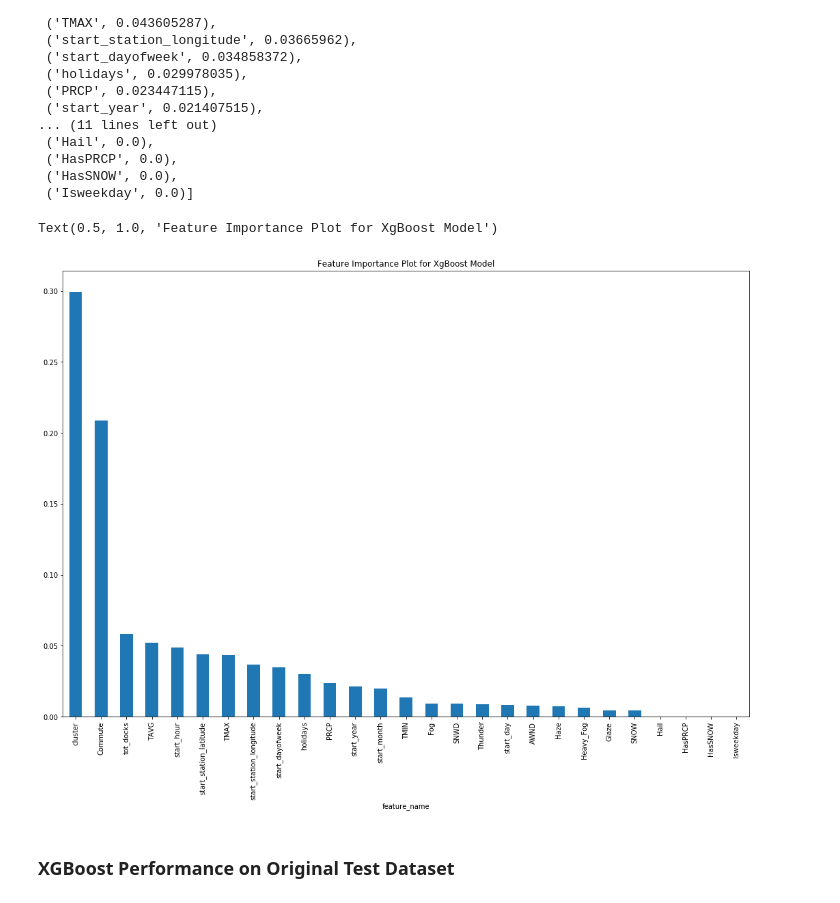
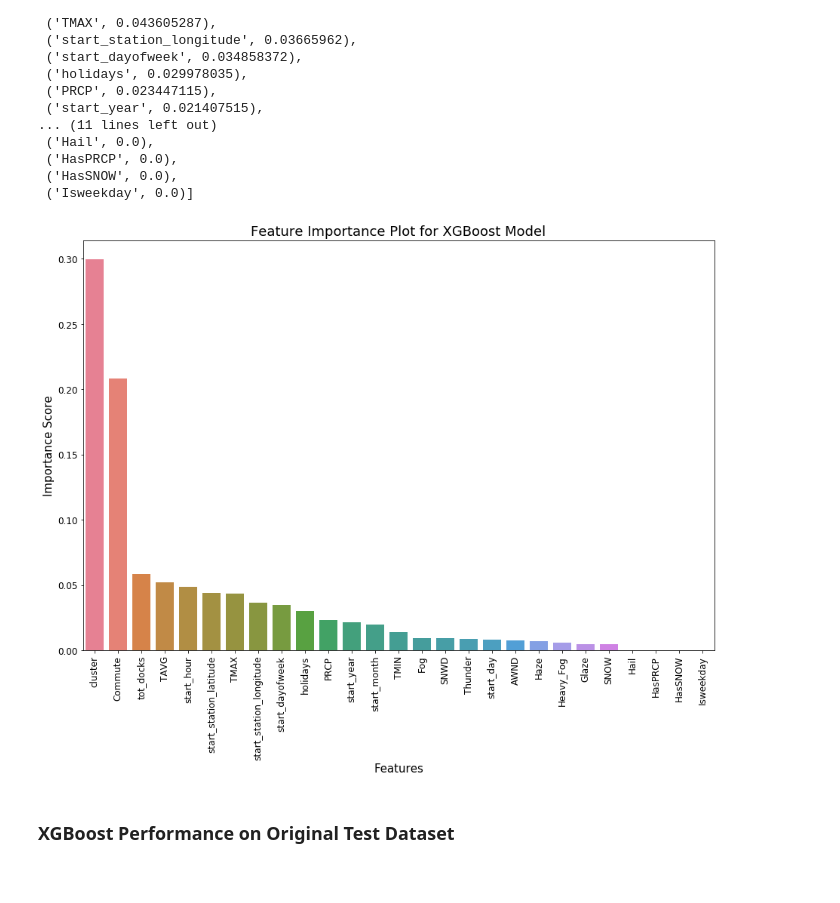
Before and after one commit to zhangym1256/Citi-Bike-Capstone, a Jupyter notebook: may/Machine_Learning.ipynb, the cells around one changed output. Drawn from its saved outputs; the diff is of its cells as text; code cells hidden in the pictures.

```diff
--- a/may/Machine_Learning.ipynb
+++ b/may/Machine_Learning.ipynb
@@ -227,13 +234,17 @@ sorted_importance_xgb
  ('HasSNOW', 0.0),
  ('Isweekday', 0.0)]
 # %%
-plt.rcParams['figure.figsize'] = (18,12)
+plt.rcParams['figure.figsize'] = (15,10)
 a, b = zip(*sorted_importance_xgb) # this splits the list of tuples into two lists
-pd.DataFrame({'feature_name':a, 'importance_score':b}).plot.bar(x='feature_name',y='importance_score', legend=None)
-plt.title('Feature Importance Plot for XgBoost Model')
+sns.barplot(x ='feature_name',y ='importance_score', data = pd.DataFrame({'feature_name':a, 'importance_score':b}),\
+            palette='husl')
+plt.title('Feature Importance Plot for XGBoost Model', fontsize = 18)
+plt.xlabel('Features',fontsize = 15)
+plt.ylabel('Importance Score',fontsize = 15)
+plt.yticks(fontsize = 12)
+plt.xticks(rotation = 90,fontsize = 12);
 # %% [output]
-Text(0.5, 1.0, 'Feature Importance Plot for XgBoost Model')
-[figure, old version]
+[figure, new version]
 # %%
 # grid_params = {'max_depth': range(4,8,3),
 #                'eta':np.linspace(0.02,0.1,5)}
```
Also changed, not shown: parts of 18 cells of this notebook.
